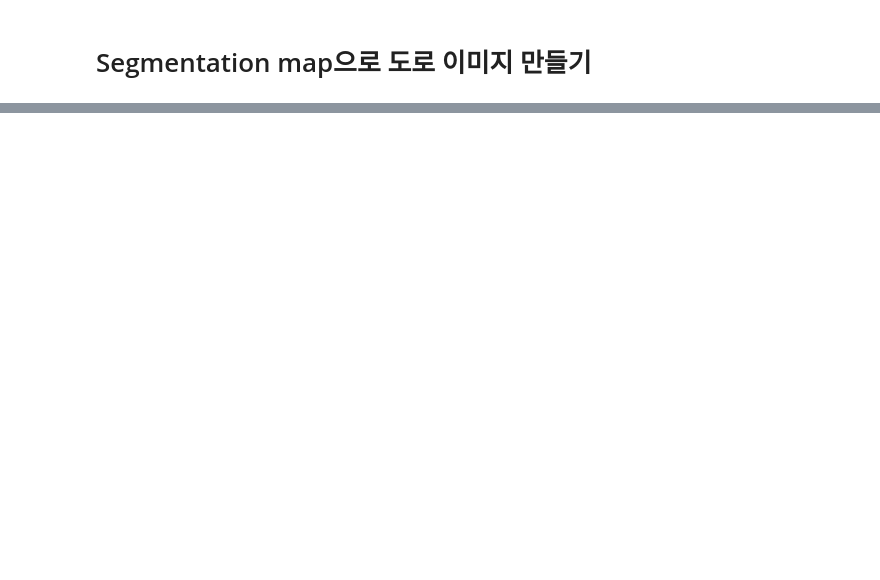
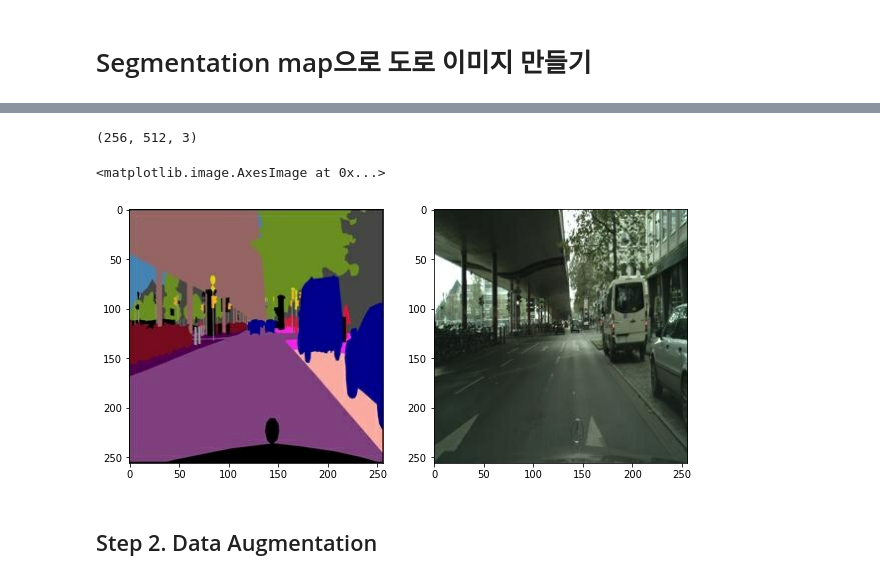
Before and after one commit to soy53/AIFFEL, a Jupyter notebook: Exploration/[E-16]cGAN.ipynb, the cells around one changed output, grey strips where cells are left out. Saved outputs shown, nothing was run; the diff lists cells and outputs as text; code cells hidden in the pictures; blank space fills up the shorter version.

```diff
--- a/Exploration/[E-16]cGAN.ipynb
+++ b/Exploration/[E-16]cGAN.ipynb
@@ -2,0 +21,3 @@
+# %%
+data_path = os.getenv('HOME')+'/aiffel/conditional_generation/data/cityscapes/train/'
+print("number of train examples :", len(os.listdir(data_path)))
@@ -2,0 +37,40 @@
+# %%
+# 이미지 크기 확인
+f = data_path + os.listdir(data_path)[0]
+img = cv2.imread(f, cv2.IMREAD_COLOR)
+print(img.shape)
+# %% [output]
+(256, 512, 3)
+# %%
+# 도로이미지 분리
+def normalize(x):
+    x = tf.cast(x, tf.float32)
+    return (x/127.5) - 1
+
+def denormalize(x):
+    x = (x+1)*127.5
+    x = x.numpy()
+    return x.astype(np.uint8)
+
+def load_img(img_path):
+    img = tf.io.read_file(img_path)
+    img = tf.image.decode_image(img, 3)
+
+    w = tf.shape(img)[1] // 2
+    colored = img[:, :w, :]
+    colored = tf.cast(colored, tf.float32)
+    segmented = img[:, w:, :]
+    segmented = tf.cast(segmented, tf.float32)
+    return normalize(segmented), normalize(colored)
+
+f = data_path + os.listdir(data_path)[1]
+segmented, colored = load_img(f)
+
+plt.figure(figsize=(10,7))
+plt.subplot(1,2,1); plt.imshow(denormalize(segmented))
+plt.subplot(1,2,2); plt.imshow(denormalize(colored))
+# %% [output]
+<matplotlib.image.AxesImage at 0x...>
+[figure, added]
+# %% [markdown]
+## Step 2. Data Augmentation
```
Also changed, not shown: parts of 27 cells of this notebook.
